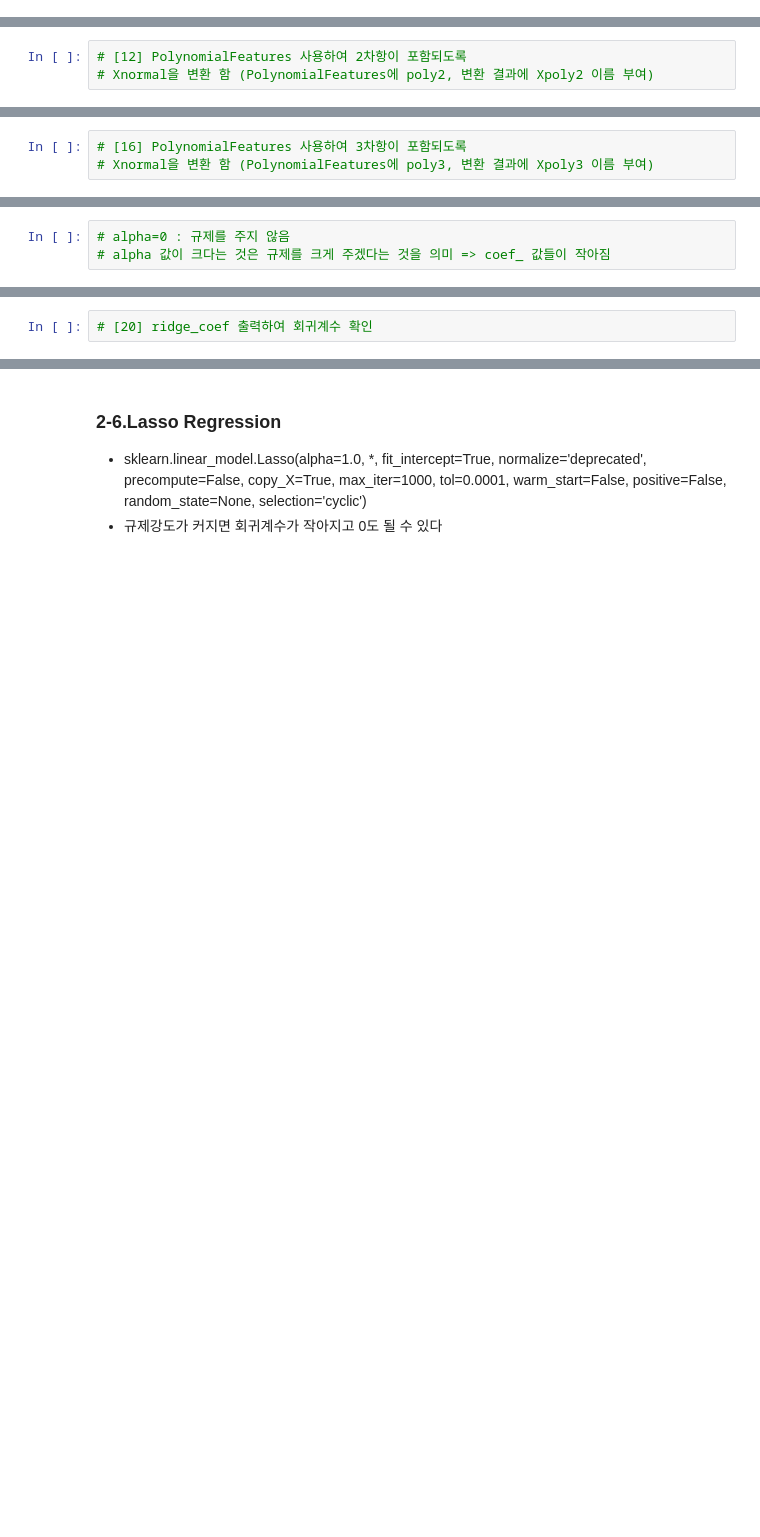
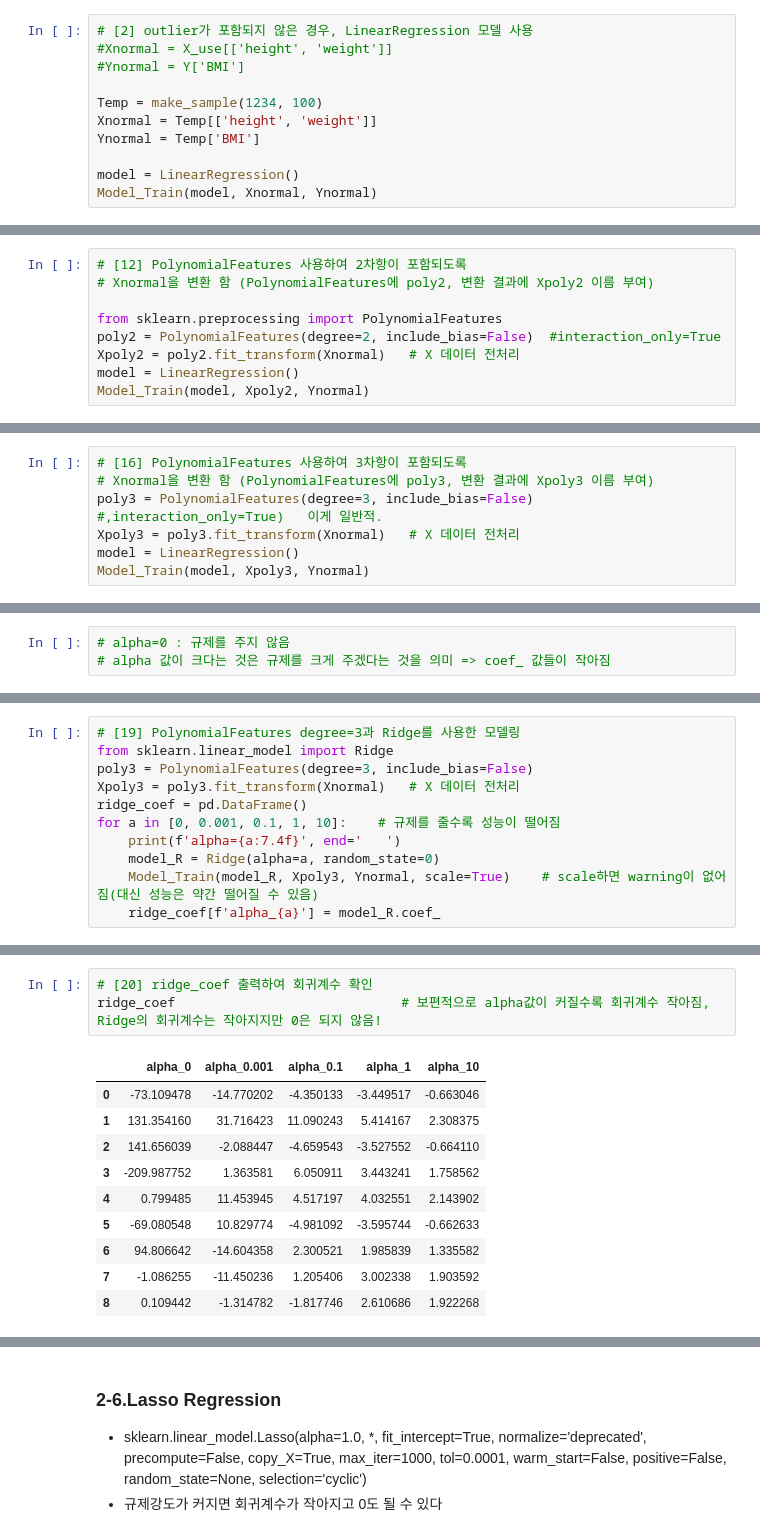
Before and after one commit to Neu-h/BBG, a Jupyter notebook: [ML_04]_regression_LAB_의현.ipynb, the cells around one changed output, grey strips where cells are left out. Drawn from its saved outputs; the diff is of its cells as text; blank space fills up the shorter version.

Commit message:
[ML_04]_regression_LAB_의현_0620

```diff
--- a/[ML_04]_regression_LAB_의현.ipynb
+++ b/[ML_04]_regression_LAB_의현.ipynb
@@ -179,0 +187,11 @@ def Model_Train(model, XF, YF):
+# %%
+# [2] outlier가 포함되지 않은 경우, LinearRegression 모델 사용
+#Xnormal = X_use[['height', 'weight']]
+#Ynormal = Y['BMI']
+
+Temp = make_sample(1234, 100)
+Xnormal = Temp[['height', 'weight']]
+Ynormal = Temp['BMI']
+
+model = LinearRegression()
+Model_Train(model, Xnormal, Ynormal)
@@ -211,3 +254,9 @@ def Model_Train(model, XF, YF):
 # %%
 # [12] PolynomialFeatures 사용하여 2차항이 포함되도록
 # Xnormal을 변환 함 (PolynomialFeatures에 poly2, 변환 결과에 Xpoly2 이름 부여)
+
+from sklearn.preprocessing import PolynomialFeatures
+poly2 = PolynomialFeatures(degree=2, include_bias=False)  #interaction_only=True
+Xpoly2 = poly2.fit_transform(Xnormal)   # X 데이터 전처리
+model = LinearRegression()
+Model_Train(model, Xpoly2, Ynormal)
@@ -220,3 +298,7 @@ def Model_Train(model, XF, YF):
 # %%
 # [16] PolynomialFeatures 사용하여 3차항이 포함되도록
 # Xnormal을 변환 함 (PolynomialFeatures에 poly3, 변환 결과에 Xpoly3 이름 부여)
+poly3 = PolynomialFeatures(degree=3, include_bias=False) #,interaction_only=True)   이게 일반적.
+Xpoly3 = poly3.fit_transform(Xnormal)   # X 데이터 전처리
+model = LinearRegression()
+Model_Train(model, Xpoly3, Ynormal)
@@ -235,0 +333,11 @@ def Model_Train(model, XF, YF):
+# %%
+# [19] PolynomialFeatures degree=3과 Ridge를 사용한 모델링
+from sklearn.linear_model import Ridge
+poly3 = PolynomialFeatures(degree=3, include_bias=False)
+Xpoly3 = poly3.fit_transform(Xnormal)   # X 데이터 전처리
+ridge_coef = pd.DataFrame()
+for a in [0, 0.001, 0.1, 1, 10]:    # 규제를 줄수록 성능이 떨어짐
+    print(f'alpha={a:7.4f}', end='   ')
+    model_R = Ridge(alpha=a, random_state=0)
+    Model_Train(model_R, Xpoly3, Ynormal, scale=True)    # scale하면 warning이 없어짐(대신 성능은 약간 떨어질 수 있음)
+    ridge_coef[f'alpha_{a}'] = model_R.coef_
@@ -236,2 +350,14 @@ def Model_Train(model, XF, YF):
 # %%
 # [20] ridge_coef 출력하여 회귀계수 확인
+ridge_coef                             # 보편적으로 alpha값이 커질수록 회귀계수 작아짐, Ridge의 회귀계수는 작아지지만 0은 되지 않음!
+# %% [output]
+|  | alpha_0 | alpha_0.001 | alpha_0.1 | alpha_1 | alpha_10 |
+| 0 | -73.109478 | -14.770202 | -4.350133 | -3.449517 | -0.663046 |
+| 1 | 131.354160 | 31.716423 | 11.090243 | 5.414167 | 2.308375 |
+| 2 | 141.656039 | -2.088447 | -4.659543 | -3.527552 | -0.664110 |
+| 3 | -209.987752 | 1.363581 | 6.050911 | 3.443241 | 1.758562 |
+| 4 | 0.799485 | 11.453945 | 4.517197 | 4.032551 | 2.143902 |
+| 5 | -69.080548 | 10.829774 | -4.981092 | -3.595744 | -0.662633 |
+| 6 | 94.806642 | -14.604358 | 2.300521 | 1.985839 | 1.335582 |
+| 7 | -1.086255 | -11.450236 | 1.205406 | 3.002338 | 1.903592 |
+| 8 | 0.109442 | -1.314782 | -1.817746 | 2.610686 | 1.922268 |
```
Also changed, not shown: parts of 63 cells of this notebook.
